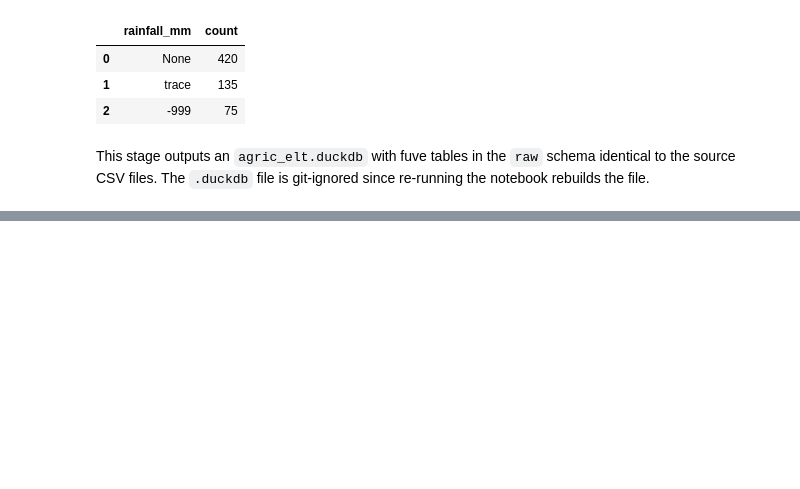
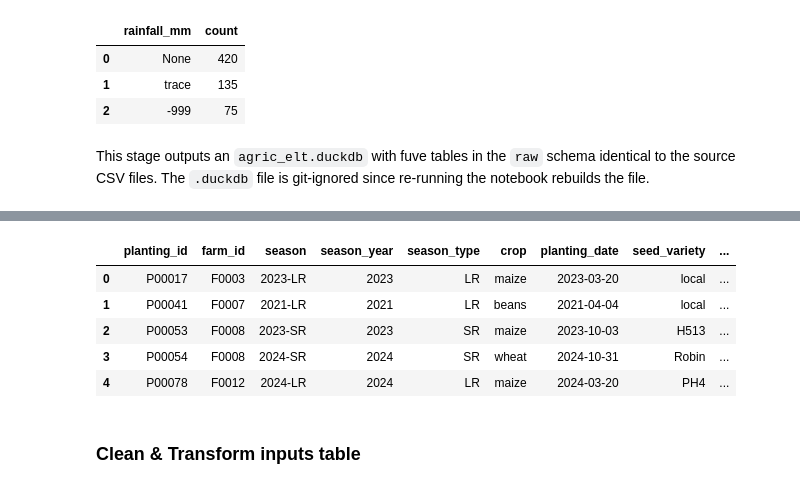
Before and after one commit to edi-kanyua/Predictive-Modeling-in-Agriculture, a Jupyter notebook: Agriculture_ELT.ipynb, the cells around one changed output, grey strips where cells are left out. Cells and saved outputs as stored; diff of their text form; code cells hidden in the pictures; blank space fills up the shorter version.

```diff
--- a/Agriculture_ELT.ipynb
+++ b/Agriculture_ELT.ipynb
@@ -228,0 +551,50 @@ This stage outputs an `agric_elt.duckdb` with fuve tables in the `raw` schema id
+# %%
+# Clean & transform ops
+conn.sql("""
+    CREATE OR REPLACE TABLE staging.plantings AS
+    WITH cleaned AS (
+        SELECT
+            r.planting_id,
+            clean_farm_id(r.farm_id) AS farm_id,
+            clean_season(r.season) AS season,
+            clean_crop(r.crop) AS crop,
+            parse_date(r.planting_date) AS planting_date,
+            CASE WHEN lower(trim(r.seed_variety)) IN ('local', 'landrace') THEN 'local'
+                 ELSE NULLIF(trim(r.seed_variety), '')
+            END AS seed_variety,
+            TRY_CAST(r.area_planted_acres AS DOUBLE) AS area_planted_acres,
+            r.rowid AS _row
+        FROM raw.plantings r
+    ),
+    ranked AS (
+        SELECT *, ROW_NUMBER() OVER (PARTITION BY planting_id ORDER BY _row) AS rn
+        FROM cleaned
+    )
+    SELECT
+        planting_id,
+        farm_id,
+        season,
+        CAST(split_part(season, '-', 1) AS INTEGER) AS season_year,
+        split_part(season, '-', 2) AS season_type,
+        crop,
+        planting_date,
+        seed_variety,
+        CASE WHEN seed_variety IS NULL THEN NULL
+             WHEN seed_variety = 'local' THEN FALSE
+             ELSE TRUE END AS certified_seed,
+        area_planted_acres
+    FROM ranked
+    WHERE rn = 1
+      AND farm_id IN (SELECT farm_id FROM staging.farms)
+""")
+
+conn.sql("SELECT * FROM staging.plantings LIMIT 5").df()
+# %% [output]
+|  | planting_id | farm_id | season | season_year | season_type | crop | planting_date | seed_variety | ... |
+| 0 | P00017 | F0003 | 2023-LR | 2023 | LR | maize | 2023-03-20 | local | ... |
+| 1 | P00041 | F0007 | 2021-LR | 2021 | LR | beans | 2021-04-04 | local | ... |
+| 2 | P00053 | F0008 | 2023-SR | 2023 | SR | maize | 2023-10-03 | H513 | ... |
+| 3 | P00054 | F0008 | 2024-SR | 2024 | SR | wheat | 2024-10-31 | Robin | ... |
+| 4 | P00078 | F0012 | 2024-LR | 2024 | LR | maize | 2024-03-20 | PH4 | ... |
+# %% [markdown]
+### Clean & Transform inputs table
```
Also changed, not shown: parts of 50 cells of this notebook.
